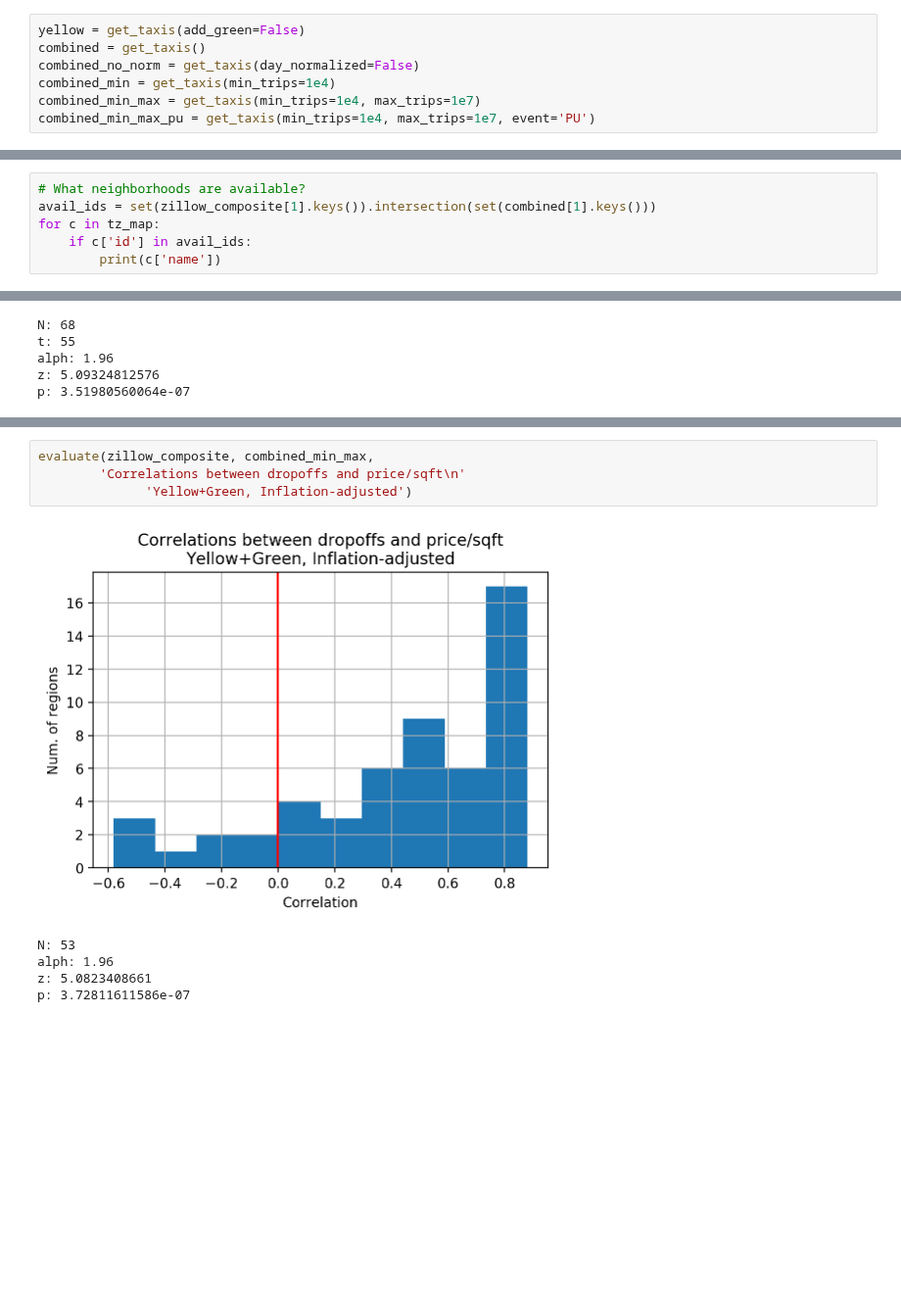
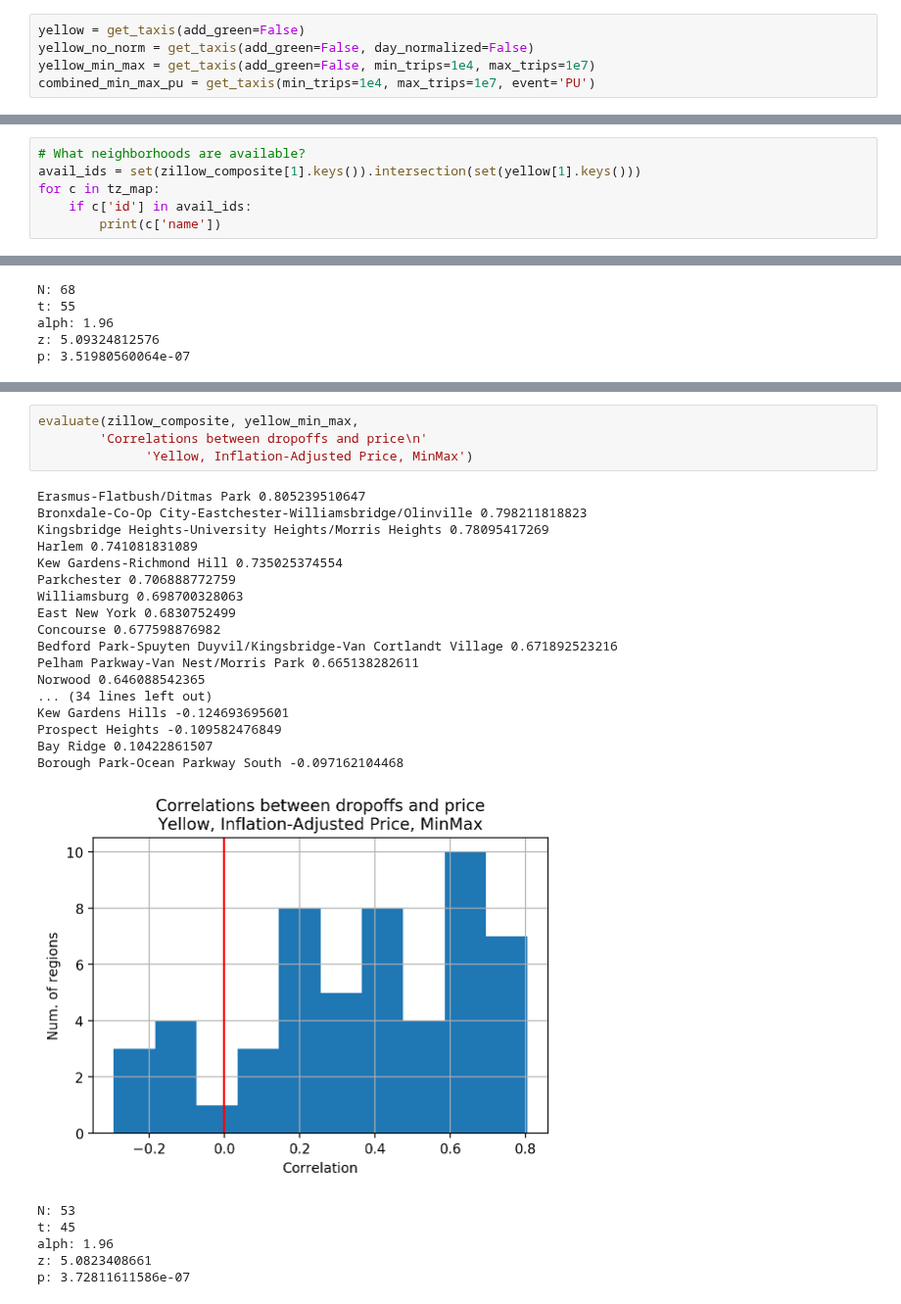
Before and after one commit to ds1004-sp17/ds1004, a Jupyter notebook: deliverable2/rent_hypothesis.ipynb, the cells around one changed output, grey strips where cells are left out. Shown at 98% size. Drawn from its saved outputs; the diff is of its cells as text; blank space fills up the shorter version.

```diff
--- a/deliverable2/rent_hypothesis.ipynb
+++ b/deliverable2/rent_hypothesis.ipynb
@@ -139,10 +139,8 @@ def get_taxis(weekend_only=False,
     return yellow_composite, by_cluster_map
 # %%
 yellow = get_taxis(add_green=False)
-combined = get_taxis()
-combined_no_norm = get_taxis(day_normalized=False)
-combined_min = get_taxis(min_trips=1e4)
-combined_min_max = get_taxis(min_trips=1e4, max_trips=1e7)
+yellow_no_norm = get_taxis(add_green=False, day_normalized=False)
+yellow_min_max = get_taxis(add_green=False, min_trips=1e4, max_trips=1e7)
 combined_min_max_pu = get_taxis(min_trips=1e4, max_trips=1e7, event='PU')
 # %% [output]
 1461
@@ -270,7 +226,7 @@ zillow_composite[1][22]
 # Generate Plots
 # %%
 # What neighborhoods are available?
-avail_ids = set(zillow_composite[1].keys()).intersection(set(combined[1].keys()))
+avail_ids = set(zillow_composite[1].keys()).intersection(set(yellow[1].keys()))
 for c in tz_map:
     if c['id'] in avail_ids:
         print(c['name'])
@@ -453,10 +495,28 @@ p: 3.51980560064e-07
 # %%
-evaluate(zillow_composite, combined_min_max,
-        'Correlations between dropoffs and price/sqft\n'
-              'Yellow+Green, Inflation-adjusted')
+evaluate(zillow_composite, yellow_min_max,
+        'Correlations between dropoffs and price\n'
+              'Yellow, Inflation-Adjusted Price, MinMax')
 # %% [output]
+Erasmus-Flatbush/Ditmas Park 0.805239510647
+Bronxdale-Co-Op City-Eastchester-Williamsbridge/Olinville 0.798211818823
+Kingsbridge Heights-University Heights/Morris Heights 0.78095417269
+Harlem 0.741081831089
+Kew Gardens-Richmond Hill 0.735025374554
+Parkchester 0.706888772759
+Williamsburg 0.698700328063
+East New York 0.6830752499
+Concourse 0.677598876982
+Bedford Park-Spuyten Duyvil/Kingsbridge-Van Cortlandt Village 0.671892523216
+Pelham Parkway-Van Nest/Morris Park 0.665138282611
+Norwood 0.646088542365
+... (34 lines left out)
+Kew Gardens Hills -0.124693695601
+Prospect Heights -0.109582476849
+Bay Ridge 0.10422861507
+Borough Park-Ocean Parkway South -0.097162104468
-[figure, old version]
+[figure, new version]
-N: 53
-alph: 1.96
-z: 5.0823408661
-p: 3.72811611586e-07
+N: 53
+t: 45
+alph: 1.96
+z: 5.0823408661
+p: 3.72811611586e-07
```
Also changed, not shown: parts of 7 cells of this notebook, 2 other files.
